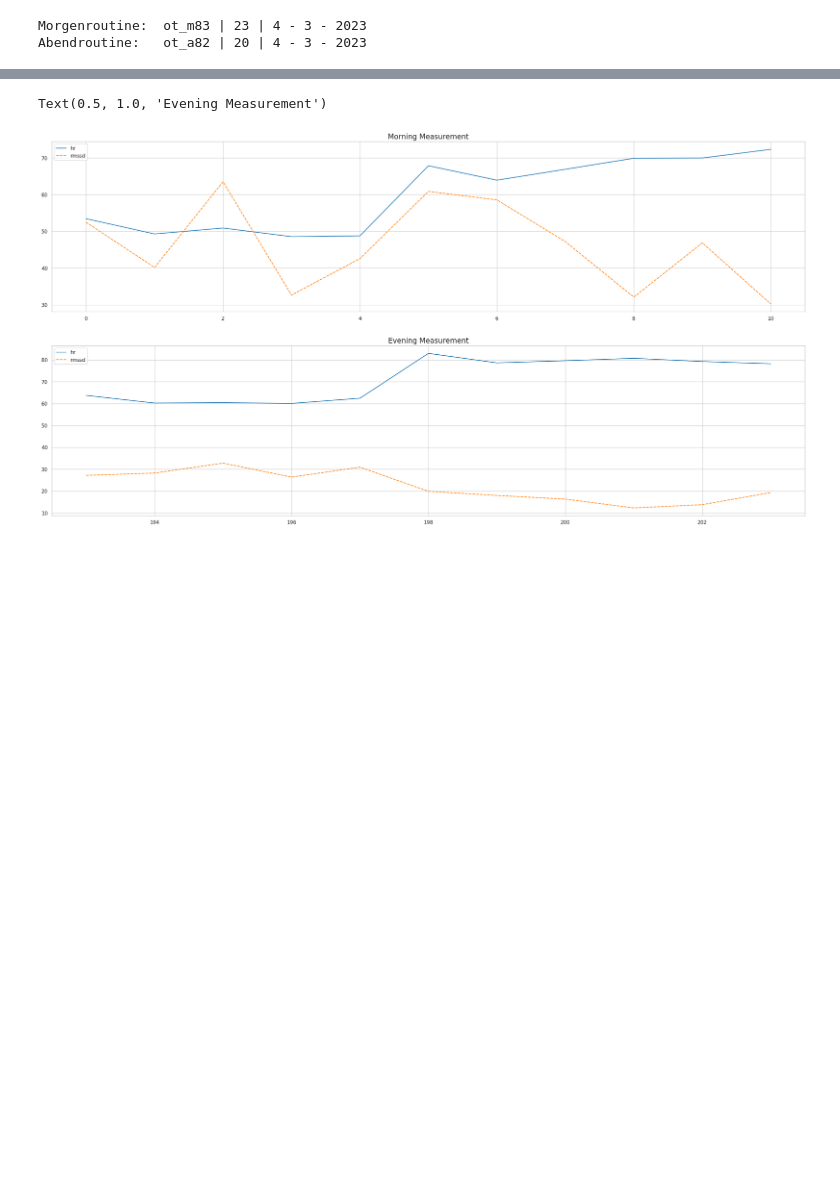
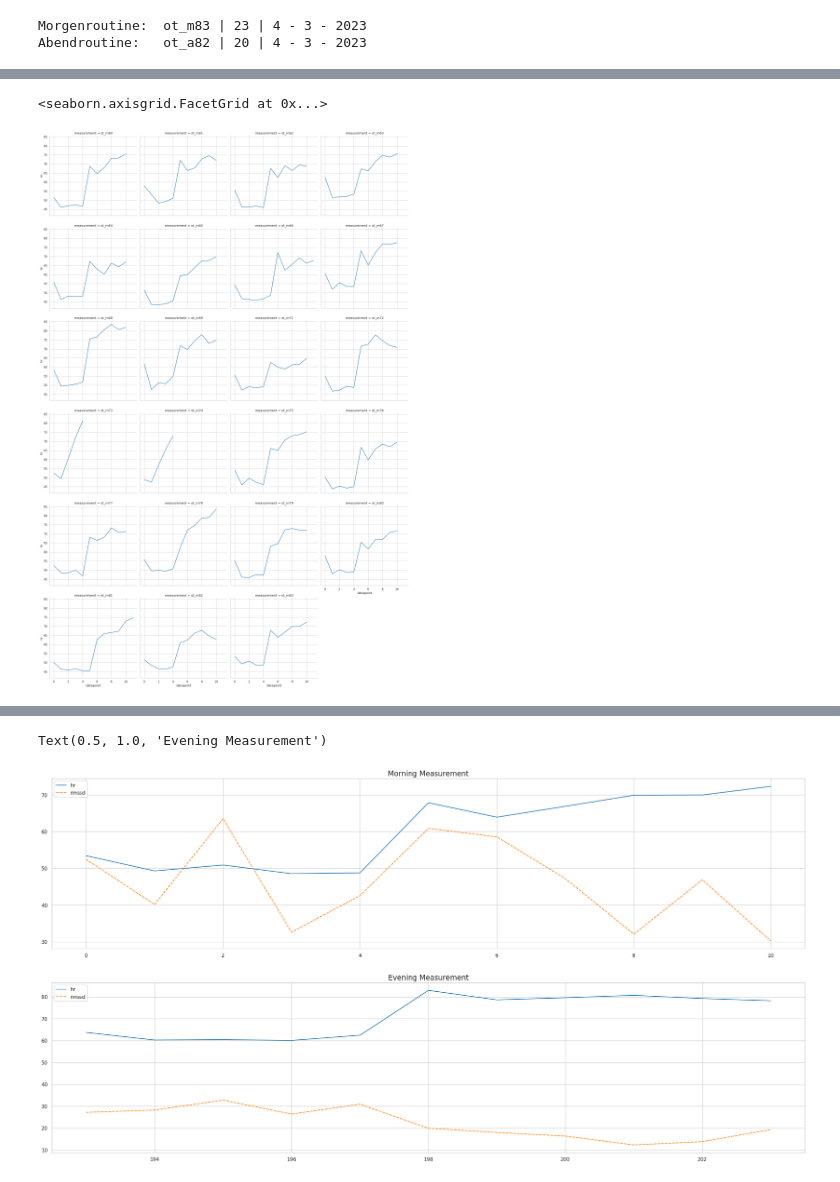
Before and after one commit to ChristianKoplenig/hrv_public, a Jupyter notebook: daily_hrv.ipynb, the cells around one changed output, grey strips where cells are left out. Cells and saved outputs as stored; diff of their text form; code cells hidden in the pictures; blank space fills up the shorter version.

```diff
--- a/daily_hrv.ipynb
+++ b/daily_hrv.ipynb
@@ -170,0 +136,10 @@ sns.lineplot(data=idx0_lastMeasurement[['hr', 'rmssd']])
+# %%
+sns.relplot(data=select_measurement_idx0,
+            x='datapoint',
+            y='hr',             # choose variable to check
+            col='measurement',
+            col_wrap=4,
+            kind='line')
+# %% [output]
+<seaborn.axisgrid.FacetGrid at 0x...>
+[figure, added]
```
Also changed, not shown: parts of 25 cells of this notebook, 5 other files.
